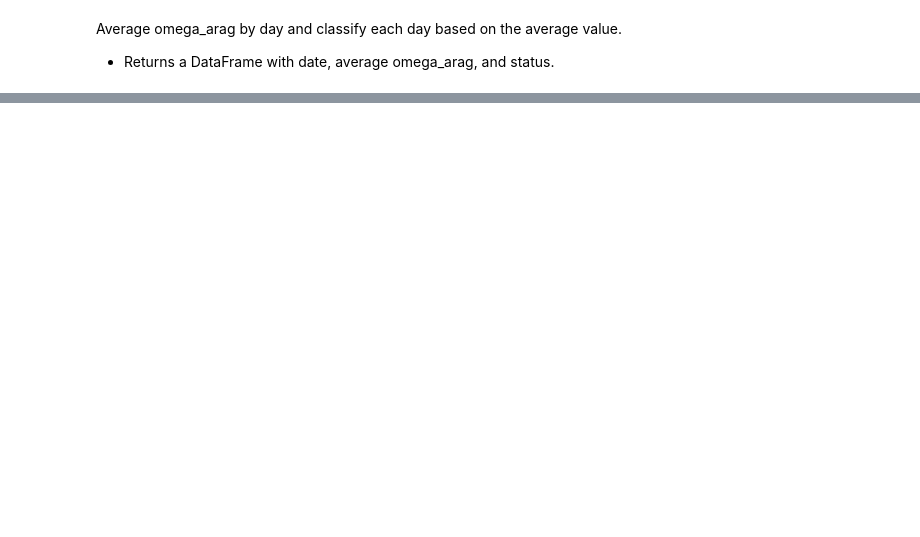
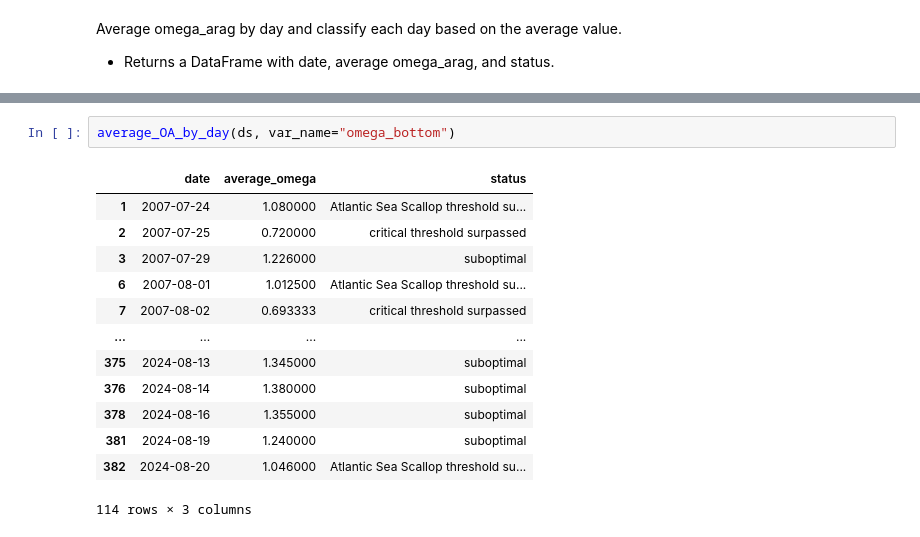
Before and after one commit to EGable1/MOM6-COBALT_2026, a Jupyter notebook: code/OA_data.ipynb, the cells around one changed output, grey strips where cells are left out. Cells and saved outputs as stored; diff of their text form; blank space fills up the shorter version.

```diff
--- a/code/OA_data.ipynb
+++ b/code/OA_data.ipynb
@@ -391,3 +423,19 @@ def average_OA_by_day(omega_arag, var_name="omega_arag", drop_above=1.4):
+# %%
+average_OA_by_day(ds, var_name="omega_bottom")
+# %% [output]
+|  | date | average_omega | status |
+| 1 | 2007-07-24 | 1.080000 | Atlantic Sea Scallop threshold su... |
+| 2 | 2007-07-25 | 0.720000 | critical threshold surpassed |
+| 3 | 2007-07-29 | 1.226000 | suboptimal |
+| 6 | 2007-08-01 | 1.012500 | Atlantic Sea Scallop threshold su... |
+| 7 | 2007-08-02 | 0.693333 | critical threshold surpassed |
+| ... | ... | ... | ... |
+| 375 | 2024-08-13 | 1.345000 | suboptimal |
+| 376 | 2024-08-14 | 1.380000 | suboptimal |
+| 378 | 2024-08-16 | 1.355000 | suboptimal |
+| 381 | 2024-08-19 | 1.240000 | suboptimal |
+| 382 | 2024-08-20 | 1.046000 | Atlantic Sea Scallop threshold su... |
+114 rows × 3 columns
 # %%
 daily_OA_events = average_OA_by_day(ds, var_name="omega_bottom")
 daily_OA_events
```
Also changed, not shown: parts of 17 cells of this notebook, 1 other file.
